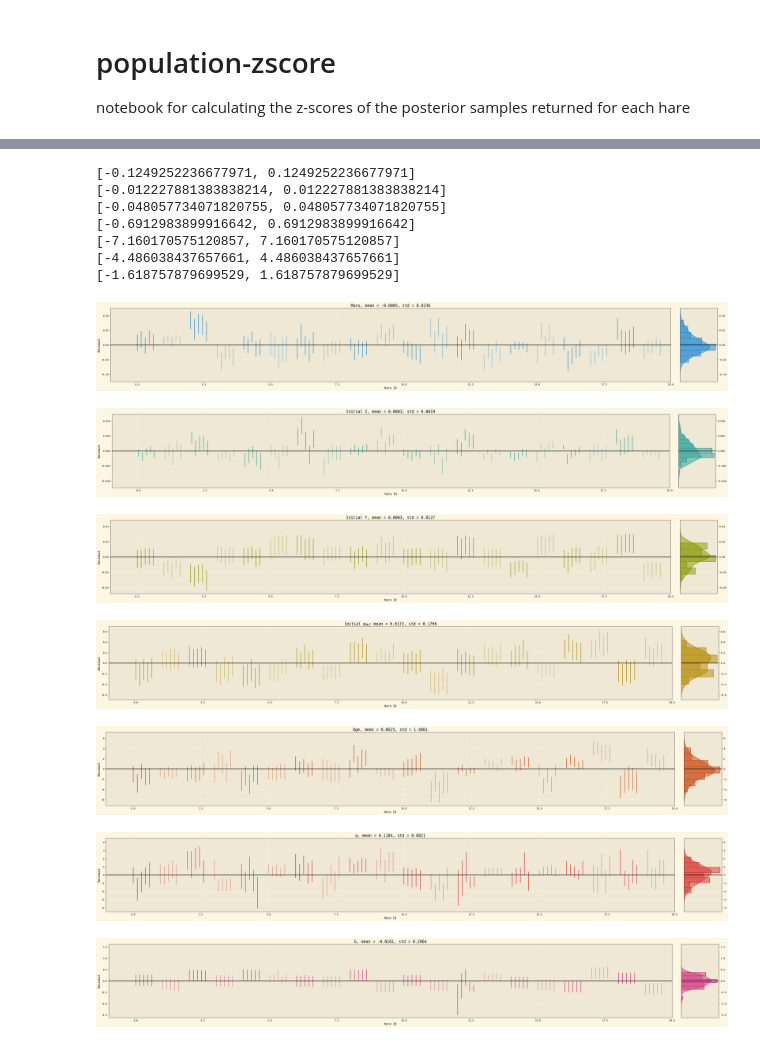
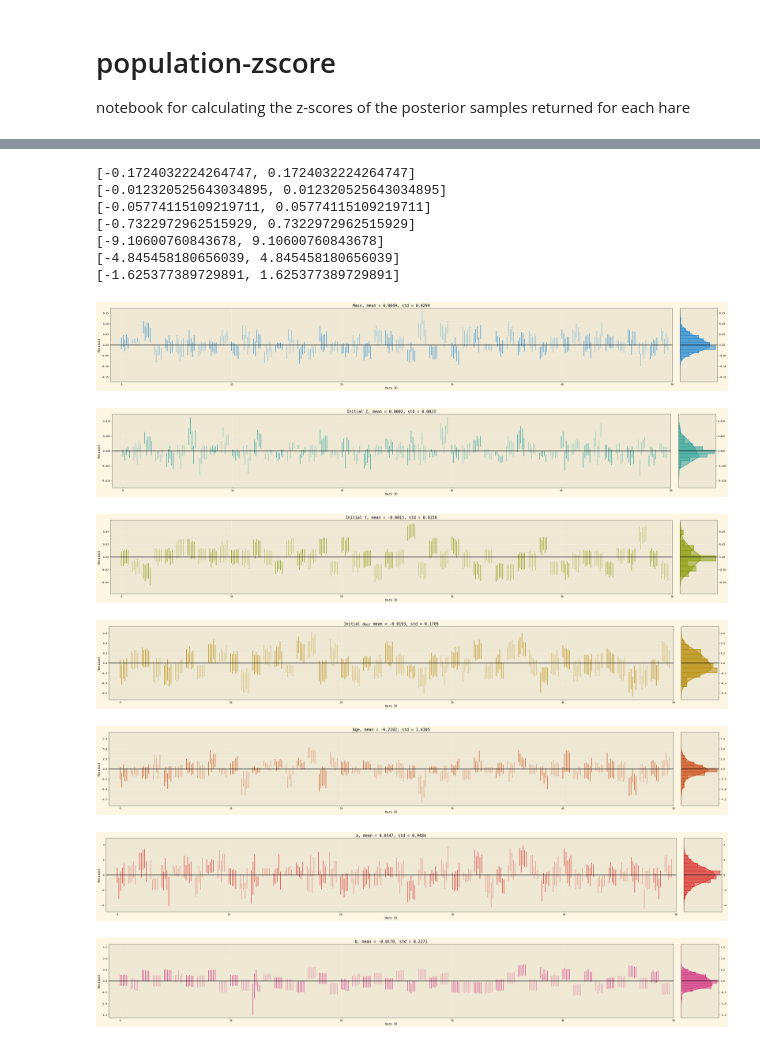
Before and after one commit to ojscutt/ultranest-pitchfork, a Jupyter notebook: population-zscore.ipynb, the cells around one changed output, grey strips where cells are left out. Drawn from its saved outputs; the diff is of its cells as text; code cells hidden in the pictures.

```diff
--- a/population-zscore.ipynb
+++ b/population-zscore.ipynb
@@ -33,7 +33,7 @@ for obs_idx in range(5):
     zscore_upper_array=np.empty((0,7))
     zscore_mean_array=np.empty((0,7))
     zscore_lower_array=np.empty((0,7))
-    for hare_idx in range(20):
+    for hare_idx in range(50):
         path = f'form/hare{hare_idx}/obs{obs_idx}/'
 
         with open(path+'samples.pkl', 'rb') as fp:
@@ -78,7 +78,7 @@ for obs_idx in range(5):
 #colors = ['r', 'b', 'g', 'c', 'm']
 colours = [colour["color"] for colour in plt.rcParams["axes.prop_cycle"]]
 
-hares_observed=20
+hares_observed=50
 label_idx = 0
 for label in inputs:
     fig, (ax,ax1) = plt.subplots(1,2, figsize=(24,5), width_ratios=(15,1), layout='compressed')
@@ -174,7 +174,7 @@ for obs_idx in range(5):
     zscore_upper_array=np.empty((0,7))
     zscore_mean_array=np.empty((0,7))
     zscore_lower_array=np.empty((0,7))
-    for hare_idx in range(20):
+    for hare_idx in range(50):
         path = f'form/hare{hare_idx}/obs{obs_idx}/'
 
         with open(path+'samples.pkl', 'rb') as fp:
@@ -219,7 +219,7 @@ for obs_idx in range(5):
 #colors = ['r', 'b', 'g', 'c', 'm']
 colours = [colour["color"] for colour in plt.rcParams["axes.prop_cycle"]]
 
-hares_observed=20
+hares_observed=50
 label_idx = 0
 for label in inputs:
     fig, (ax,ax1) = plt.subplots(1,2, figsize=(36,5), width_ratios=(15,1), layout='compressed')
@@ -267,44 +267,44 @@ for label in inputs:
     mean = zscore_mean_df[label].values.mean()
     std = zscore_mean_df[label].values.std()
 
     dp=4
     if label == "initial_mass":
         ax.set_title(rf"Mass, mean = {mean:.{dp}f}, std = {std:.{dp}f}")
 
     elif label == "initial_Zinit":
         ax.set_title(f"Initial Z, mean = {mean:.{dp}f}, std = {std:.{dp}f}")
 
     elif label == "initial_Yinit":
         ax.set_title(f"Initial Y, mean = {mean:.{dp}f}, std = {std:.{dp}f}")
 
     elif label == "initial_MLT":
         ax.set_title(r"Initial $\alpha_{MLT}$"+f" mean = {mean:.{dp}f}, std = {std:.{dp}f}")
 
     elif label == "star_age":
         ax.set_title(f"Age, mean = {mean:.{dp}f}, std = {std:.{dp}f}")
 
     elif label == "a":
         ax.set_title(f"a, mean = {mean:.{dp}f}, std = {std:.{dp}f}")
 
     elif label == "b":
         ax.set_title(f"b, mean = {mean:.{dp}f}, std = {std:.{dp}f}")
 
     ax.set_xlabel("Hare ID")
 
     ax.set_ylabel("Residual")
     label_idx+=1
 # %% [output]
-[-0.1249252236677971, 0.1249252236677971]
-[-0.012227881383838214, 0.012227881383838214]
-[-0.048057734071820755, 0.048057734071820755]
-[-0.6912983899916642, 0.6912983899916642]
-[-7.160170575120857, 7.160170575120857]
-[-4.486038437657661, 4.486038437657661]
-[-1.618757879699529, 1.618757879699529]
+[-0.1724032224264747, 0.1724032224264747]
+[-0.012320525643034895, 0.012320525643034895]
+[-0.05774115109219711, 0.05774115109219711]
+[-0.7322972962515929, 0.7322972962515929]
+[-9.10600760843678, 9.10600760843678]
+[-4.845458180656039, 4.845458180656039]
+[-1.625377389729891, 1.625377389729891]
-[figure, old version]
+[figure, new version]
-[figure, old version]
+[figure, new version]
-[figure, old version]
+[figure, new version]
-[figure, old version]
+[figure, new version]
-[figure, old version]
+[figure, new version]
-[figure, old version]
+[figure, new version]
-[figure, old version]
+[figure, new version]
```
Also changed, not shown: parts of 1 cell of this notebook, 10 other files.
